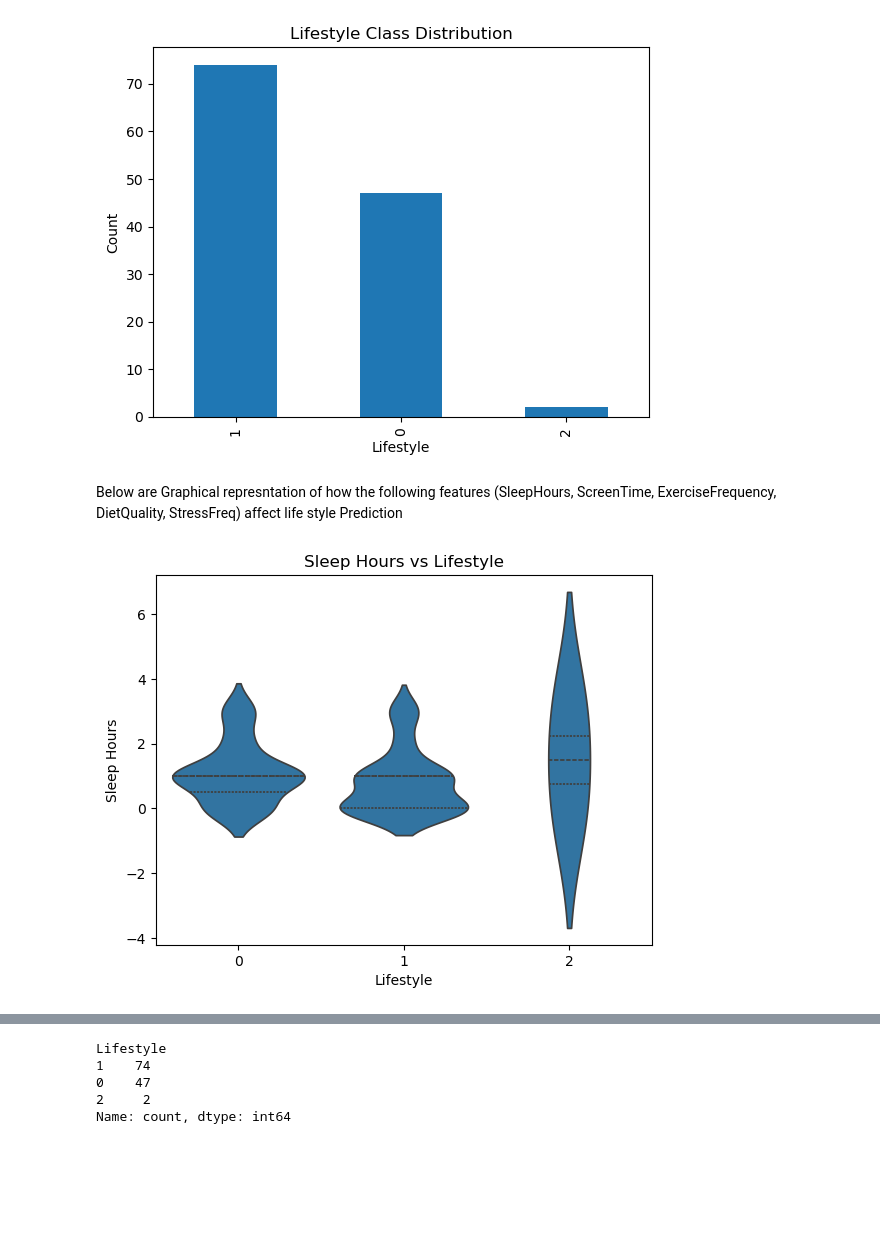
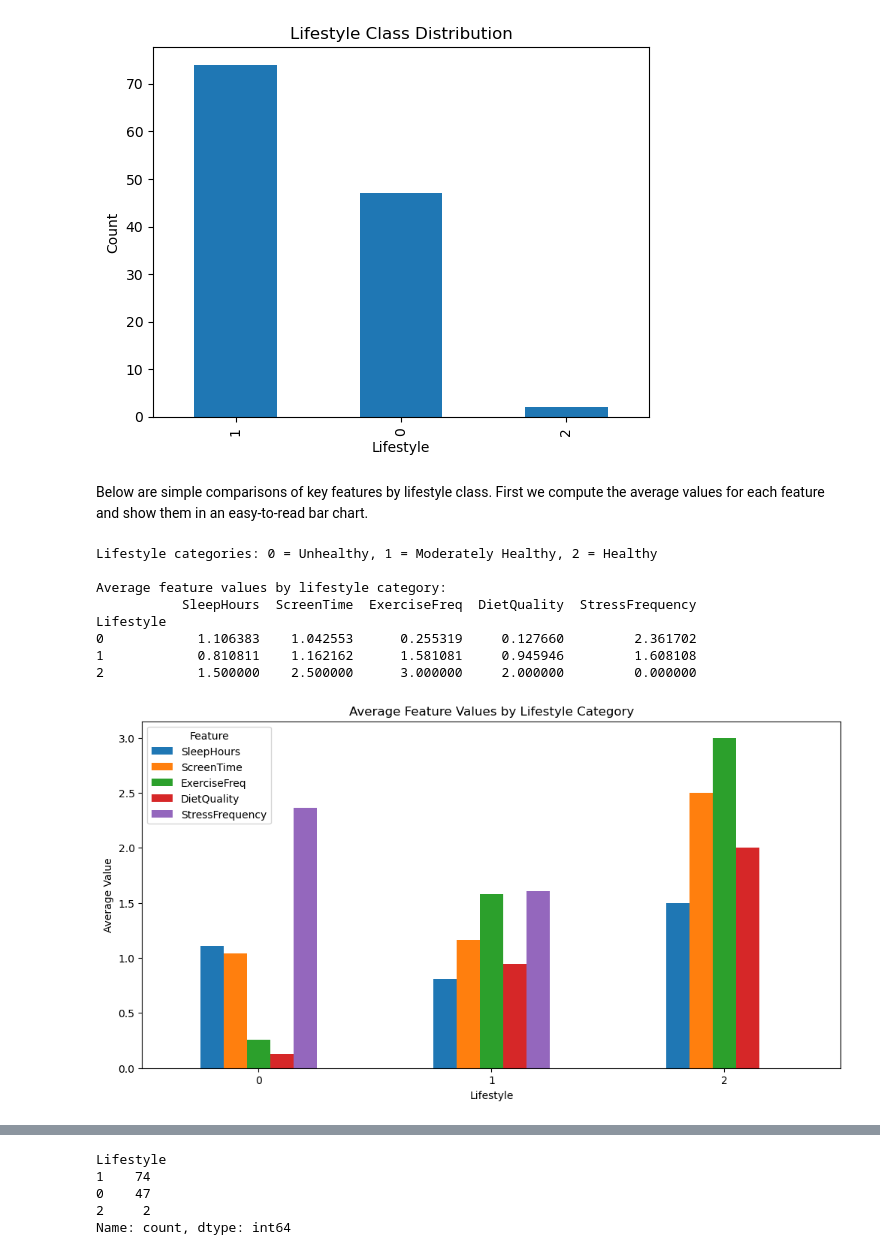
Before and after one commit to Astricwill/my-final-year-project, a Jupyter notebook: preprocessing.ipynb, the cells around one changed output, grey strips where cells are left out. Cells and saved outputs as stored; diff of their text form; code cells hidden in the pictures; blank space fills up the shorter version.

```diff
--- a/preprocessing.ipynb
+++ b/preprocessing.ipynb
@@ -119,14 +119,28 @@ plt.show()
 # %% [output]
 [figure]
 # %% [markdown]
-Below are Graphical represntation of how the following features (SleepHours, ScreenTime, ExerciseFrequency, DietQuality, StressFreq) affect life style Prediction
+Below are simple comparisons of key features by lifestyle class. First we compute the average values for each feature and show them in an easy-to-read bar chart.
 # %%
-import seaborn as sns
+feature_means = data.groupby("Lifestyle")[["SleepHours", "ScreenTime", "ExerciseFreq", "DietQuality", "StressFrequency"]].mean()
 
-sns.violinplot(x="Lifestyle", y="SleepHours", data=data, inner="quartile")
-plt.title("Sleep Hours vs Lifestyle")
+print("Lifestyle categories: 0 = Unhealthy, 1 = Moderately Healthy, 2 = Healthy")
+print("\nAverage feature values by lifestyle category:")
+print(feature_means)
+
+feature_means.plot(kind="bar", figsize=(12,6))
+plt.title("Average Feature Values by Lifestyle Category")
 plt.xlabel("Lifestyle")
-plt.ylabel("Sleep Hours")
+plt.ylabel("Average Value")
+plt.xticks(rotation=0)
+plt.legend(title="Feature")
 plt.show()
 # %% [output]
+Lifestyle categories: 0 = Unhealthy, 1 = Moderately Healthy, 2 = Healthy
+
+Average feature values by lifestyle category:
+           SleepHours  ScreenTime  ExerciseFreq  DietQuality  StressFrequency
+Lifestyle
+0            1.106383    1.042553      0.255319     0.127660         2.361702
+1            0.810811    1.162162      1.581081     0.945946         1.608108
+2            1.500000    2.500000      3.000000     2.000000         0.000000
-[figure, old version]
+[figure, new version]
```
Also changed, not shown: parts of 4 cells of this notebook, 1 other file.
